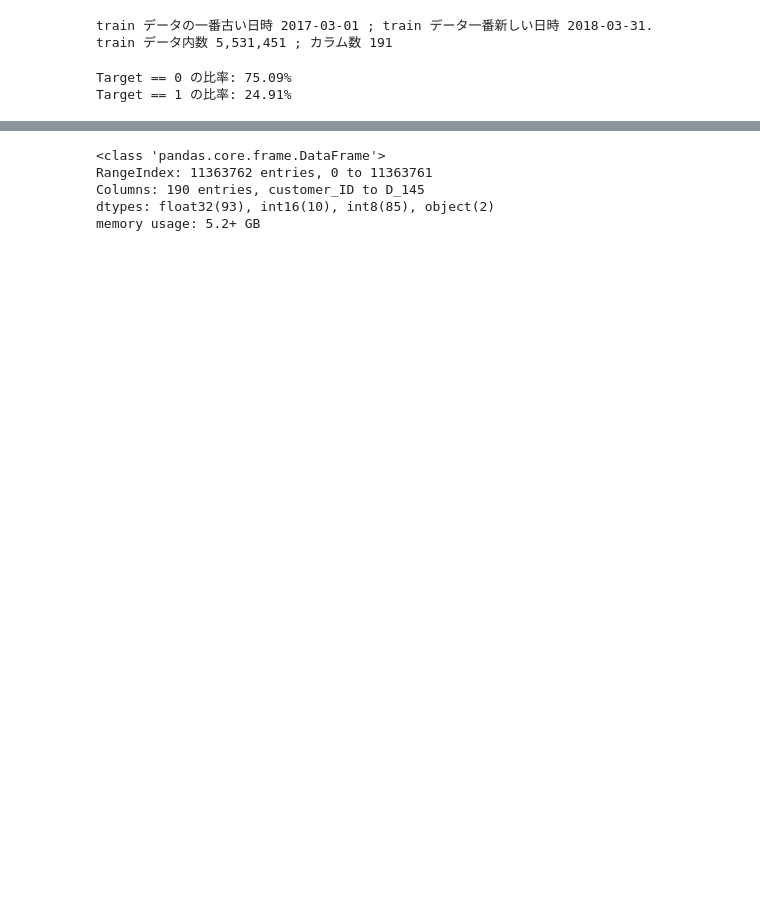
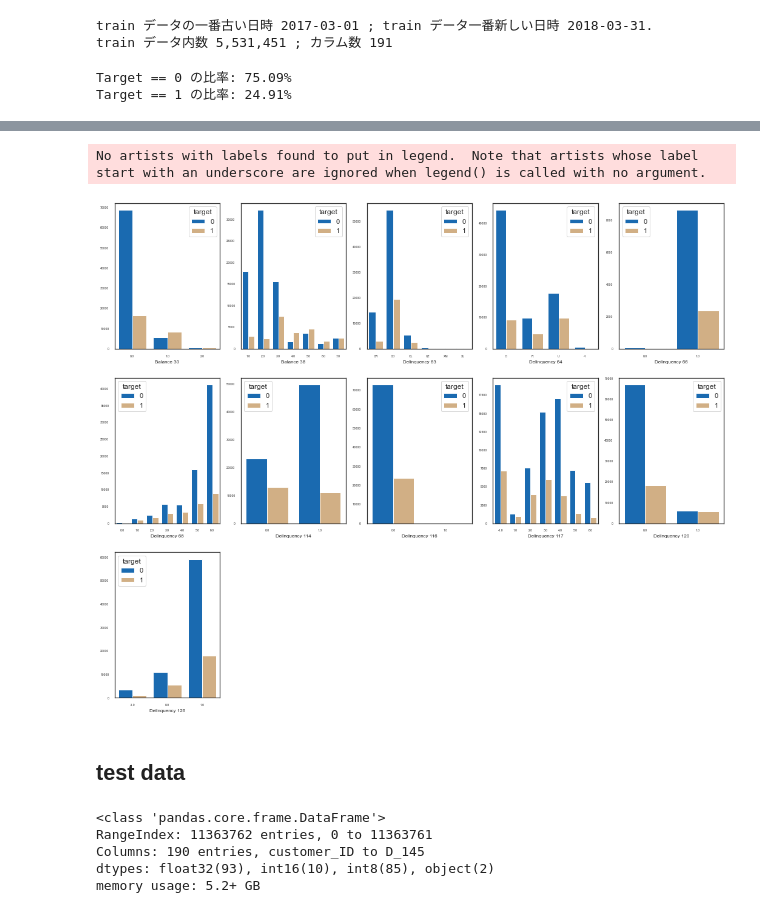
Before and after one commit to idsts2670/kaggle, a Jupyter notebook: amex-default-prediction/amex-default-prediction_v1.ipynb, the cells around one changed output, grey strips where cells are left out. Drawn from its saved outputs; the diff is of its cells as text; code cells hidden in the pictures; blank space fills up the shorter version.

```diff
--- a/amex-default-prediction/amex-default-prediction_v1.ipynb
+++ b/amex-default-prediction/amex-default-prediction_v1.ipynb
@@ -334,6 +305,3 @@ train_tmp1
-# %%
-cat_cols =
-cont_features = [col for col in FEATURES if col not in cat_features and TARGET]
 # %%
 RANDOM_SPLIT = 100000
 ncols = 5
@@ -361,0 +334,29 @@ plt.show()
+# %%
+RANDOM_SPLIT = 100000
+n_features = [col for col in cat_cols if col != 'category']
+ncols = 5
+nrows = int(len(n_features) / ncols + (len(COLS) % ncols > 0))
+# パレットカラーの指定
+pal = ['#016CC9','#DEB078']
+
+fig, axes = plt.subplots(nrows, ncols, figsize=(18, 15))
+plt.legend(loc='upper right')
+for r in range(nrows):
+    for c in range(ncols):
+        if r*ncols+c >= len(n_features):
+            break
+        col = n_features[r*ncols+c]
+        sns.countplot(data=train.iloc[:RANDOM_SPLIT] , x = col, ax=axes[r, c], hue = "target", palette =pal)
+        axes[r, c].set_ylabel('')
+        axes[r, c].set_xlabel(col, fontsize=8)
+        axes[r, c].tick_params(labelsize=5, width=0.5)
+        axes[r, c].xaxis.offsetText.set_fontsize(6)
+        axes[r, c].yaxis.offsetText.set_fontsize(4)
+fig.delaxes(axes[2][1])
+fig.delaxes(axes[2][2])
+fig.delaxes(axes[2][3])
+fig.delaxes(axes[2][4])
+plt.show()
+# %% [output]
+No artists with labels found to put in legend.  Note that artists whose label start with an underscore are ignored when legend() is called with no argument.
+[figure, added]
@@ -362,3 +366,5 @@ plt.show()
+# %% [markdown]
+## test data
 # %%
 test.info()
 # %% [output]
```
Also changed, not shown: parts of 28 cells of this notebook.
